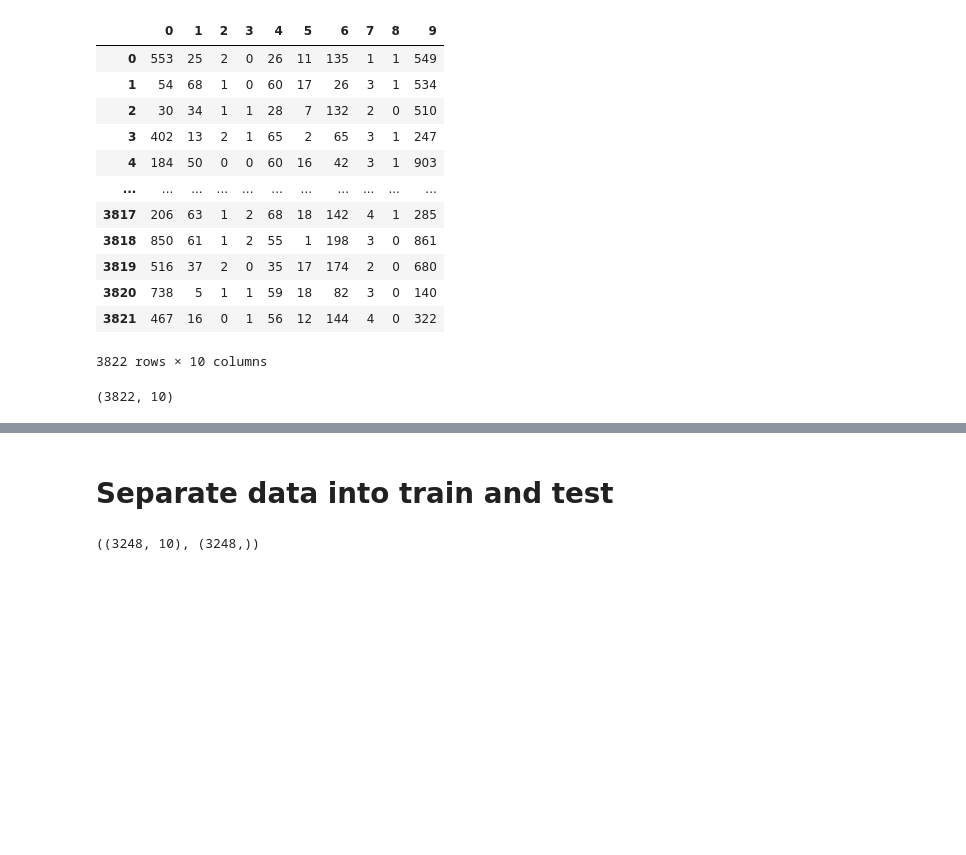
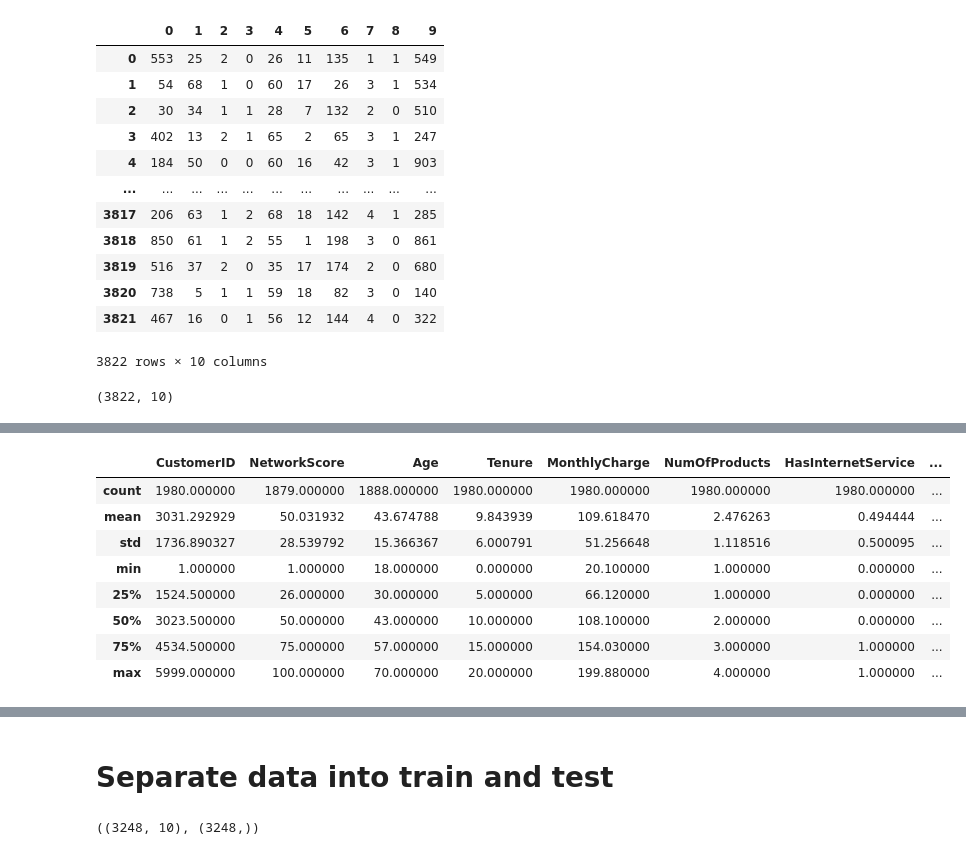
Before and after one commit to BorbaBruno/projeto_churn_predict, a Jupyter notebook: preprocessing_train_data.ipynb, the cells around one changed output, grey strips where cells are left out. Saved outputs shown, nothing was run; the diff lists cells and outputs as text; code cells hidden in the pictures; blank space fills up the shorter version.

```diff
--- a/preprocessing_train_data.ipynb
+++ b/preprocessing_train_data.ipynb
@@ -270,0 +311,13 @@ X_customer = scaler_customer.fit_transform(X_customer)
+# %%
+# Check
+test_data.describe()
+# %% [output]
+|  | CustomerID | NetworkScore | Age | Tenure | MonthlyCharge | NumOfProducts | HasInternetService | ... |
+| count | 1980.000000 | 1879.000000 | 1888.000000 | 1980.000000 | 1980.000000 | 1980.000000 | 1980.000000 | ... |
+| mean | 3031.292929 | 50.031932 | 43.674788 | 9.843939 | 109.618470 | 2.476263 | 0.494444 | ... |
+| std | 1736.890327 | 28.539792 | 15.366367 | 6.000791 | 51.256648 | 1.118516 | 0.500095 | ... |
+| min | 1.000000 | 1.000000 | 18.000000 | 0.000000 | 20.100000 | 1.000000 | 0.000000 | ... |
+| 25% | 1524.500000 | 26.000000 | 30.000000 | 5.000000 | 66.120000 | 1.000000 | 0.000000 | ... |
+| 50% | 3023.500000 | 50.000000 | 43.000000 | 10.000000 | 108.100000 | 2.000000 | 0.000000 | ... |
+| 75% | 4534.500000 | 75.000000 | 57.000000 | 15.000000 | 154.030000 | 3.000000 | 1.000000 | ... |
+| max | 5999.000000 | 100.000000 | 70.000000 | 20.000000 | 199.880000 | 4.000000 | 1.000000 | ... |
```
Also changed, not shown: parts of 80 cells of this notebook, 5 other files.
